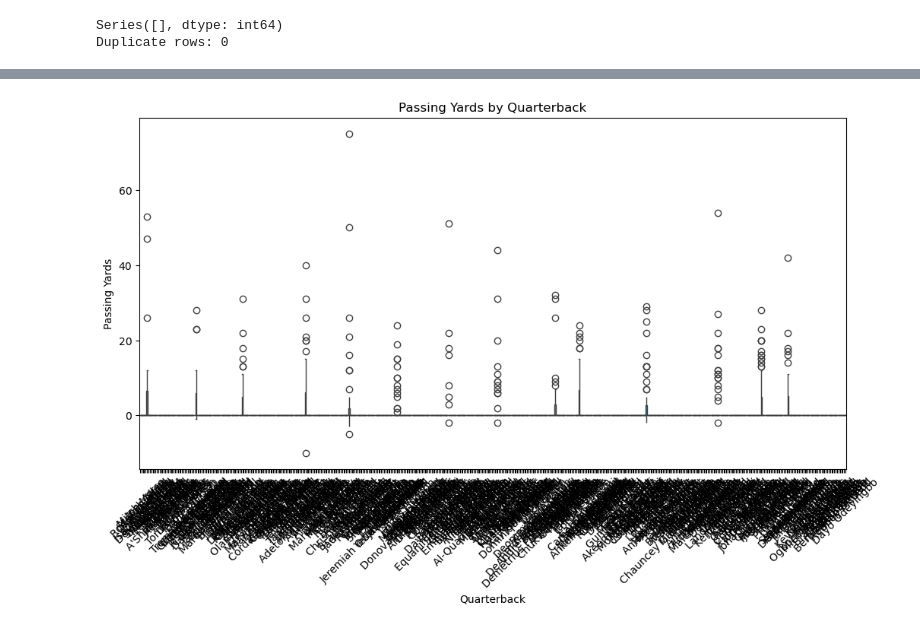
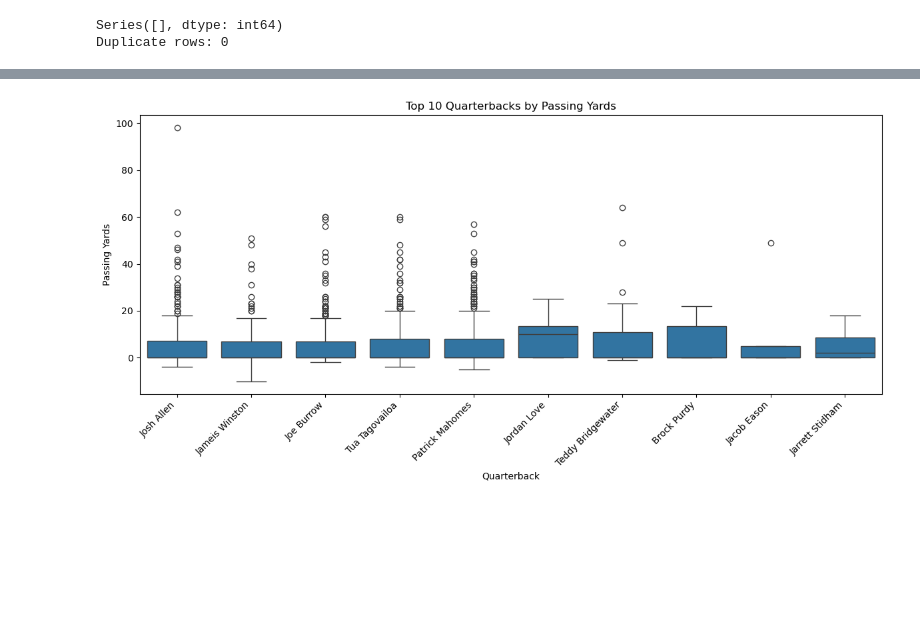
Before and after one commit to ozzyozbourne/CS661, a Jupyter notebook: midterm/dataset/Test.ipynb, the cells around one changed output, grey strips where cells are left out. Drawn from its saved outputs; the diff is of its cells as text; code cells hidden in the pictures; blank space fills up the shorter version.

```diff
--- a/midterm/dataset/Test.ipynb
+++ b/midterm/dataset/Test.ipynb
@@ -182,13 +182,21 @@ plt.show()
 # %%
+# First calculate average passing yards per QB and get top 10
+top_10_qbs = combined_data.groupby('displayName')['passingYards'].mean().nlargest(10).index
+
+# Filter the original dataframe to include only top 10 QBs
+filtered_data = combined_data[combined_data['displayName'].isin(top_10_qbs)]
+
+# Create the plot
 plt.figure(figsize=(12, 6))
-sns.boxplot(x='displayName', y='passingYards', data=combined_data)
-plt.title('Passing Yards by Quarterback')
-plt.xticks(rotation=45)
+sns.boxplot(x='displayName', y='passingYards', data=filtered_data)
+plt.title('Top 10 Quarterbacks by Passing Yards')
+plt.xticks(rotation=45, ha='right')  # ha='right' makes the labels align better
 plt.ylabel('Passing Yards')
 plt.xlabel('Quarterback')
+plt.tight_layout()  # Prevents label cutoff
 plt.show()
 # %% [output]
-[figure, old version]
+[figure, new version]
 # %%
 plt.figure(figsize=(10, 6))
 sns.scatterplot(x='rushingYards', y='passingYards', data=combined_data)
```
Also changed, not shown: parts of 6 cells of this notebook, 3 other files.
